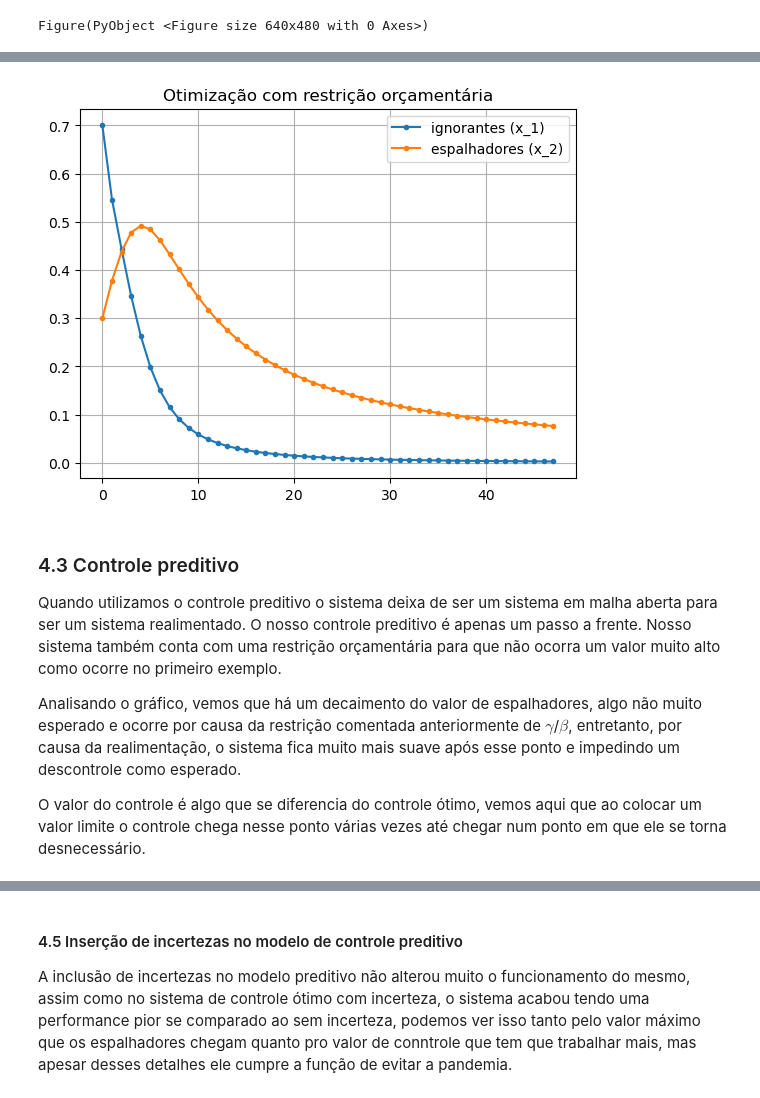
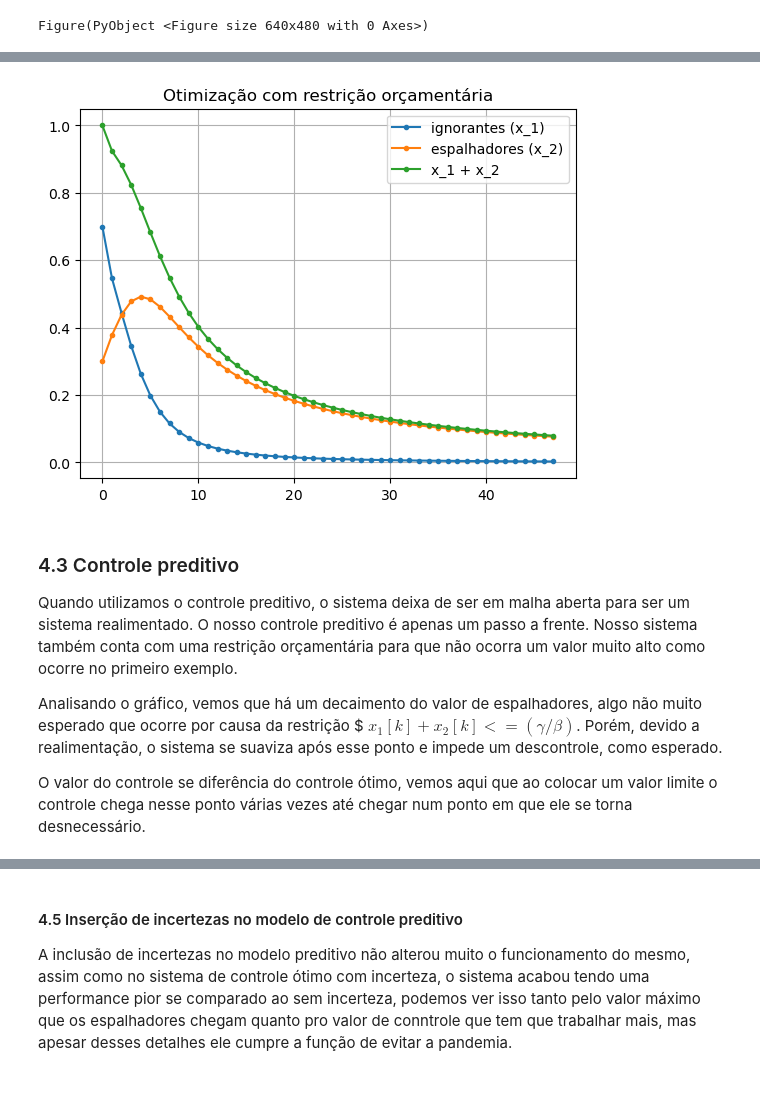
Before and after one commit to Neyrgsb/Otimizacao, a Jupyter notebook: TrabalhoOtimizaçãoJuliaeNey.ipynb, the cells around one changed output, grey strips where cells are left out. Cells and saved outputs as stored; diff of their text form; code cells hidden in the pictures.

```diff
--- a/TrabalhoOtimizaçãoJuliaeNey.ipynb
+++ b/TrabalhoOtimizaçãoJuliaeNey.ipynb
@@ -440,12 +419,8 @@ optimize!(m)
 uopt2 = JuMP.value.(u[1:k-2])
 x_1opt2_ = JuMP.value.(x_1[1:k-2])
 x_2opt2_ = JuMP.value.(x_2[1:k-2])
+x_12opt2_ = x_1opt2_ + x_2opt2_
 ;
-
-
-#println("x1 ignorantes:",x_1opt2)
-#println("x_2 spreaders",x_2opt2)
-#println("u",uopt2)
 # %% [output]
 This is Ipopt version 3.14.4, running with linear solver MUMPS 5.4.1.
 
@@ -785,19 +745,19 @@ Para torna o sistema possível iremos utilizar a ideia da primeira parte e retir
 # %%
 
 PyPlot.svg(true)
 PyPlot.title("Otimização com restrição orçamentária")
-PyPlot.plot([x_1opt2_ x_2opt2_],".-")
-PyPlot.legend(["ignorantes (x_1)", "espalhadores (x_2)"], loc="best")
+PyPlot.plot([x_1opt2_ x_2opt2_ x_12opt2_ ],".-")
+PyPlot.legend(["ignorantes (x_1)", "espalhadores (x_2)", "x_1 + x_2"], loc="best")
 PyPlot.grid()
 # %% [output]
-[figure, old version]
+[figure, new version]
 # %% [markdown]
 ### 4.3 Controle preditivo ###
-Quando utilizamos o controle preditivo o sistema deixa de ser um sistema em malha aberta para ser um sistema realimentado. O nosso controle preditivo é apenas um passo a frente. Nosso sistema também conta com uma restrição orçamentária para que não ocorra um valor muito alto como ocorre no primeiro exemplo.
+Quando utilizamos o controle preditivo, o sistema deixa de ser  em malha aberta para ser um sistema realimentado. O nosso controle preditivo é apenas um passo a frente. Nosso sistema também conta com uma restrição orçamentária para que não ocorra um valor muito alto como ocorre no primeiro exemplo.
 
-Analisando o gráfico, vemos que há um decaimento do valor de espalhadores, algo não muito esperado e ocorre por causa da restrição comentada anteriormente de $\gamma$/$\beta$, entretanto, por causa da realimentação, o sistema fica muito mais suave após esse ponto e impedindo um descontrole como esperado.
+Analisando o gráfico, vemos que há um decaimento do valor de espalhadores, algo não muito esperado que  ocorre por causa da restrição  $ $x_1[k] + x_2[k] <= (γ / β)$. Porém, devido a realimentação, o sistema se suaviza após esse ponto e impede um descontrole,  como esperado.
 
-O valor do controle é algo que se diferencia do controle ótimo, vemos aqui que ao colocar um valor limite o controle chega nesse ponto várias vezes até chegar num ponto em que ele se torna desnecessário.
+O valor do controle  se diferência do controle ótimo, vemos aqui que ao colocar um valor limite o controle chega nesse ponto várias vezes até chegar num ponto em que ele se torna desnecessário.
 # %%
 PyPlot.svg(true)
 PyPlot.title("Otimização com modelo preditivo")
```
Also changed, not shown: parts of 49 cells of this notebook.
